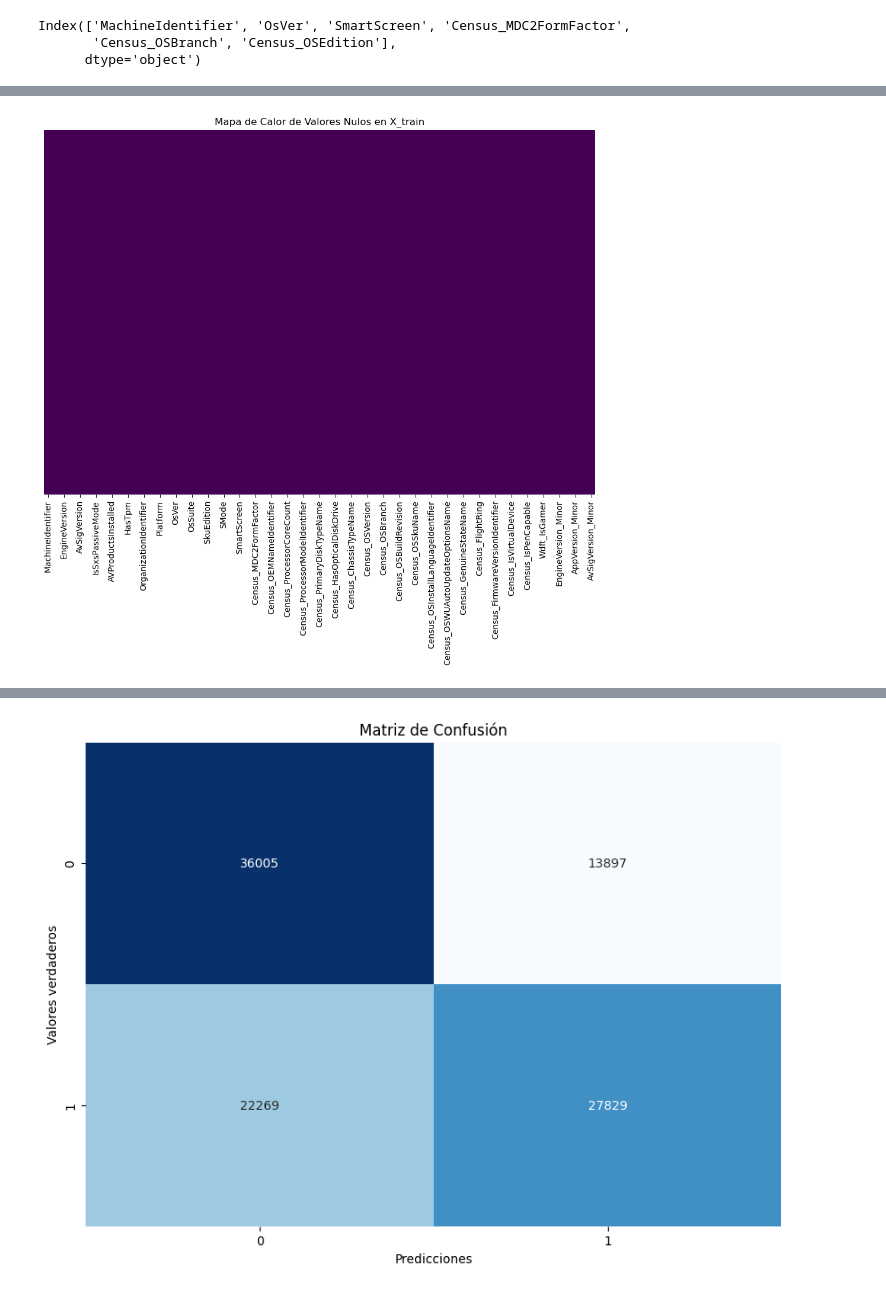
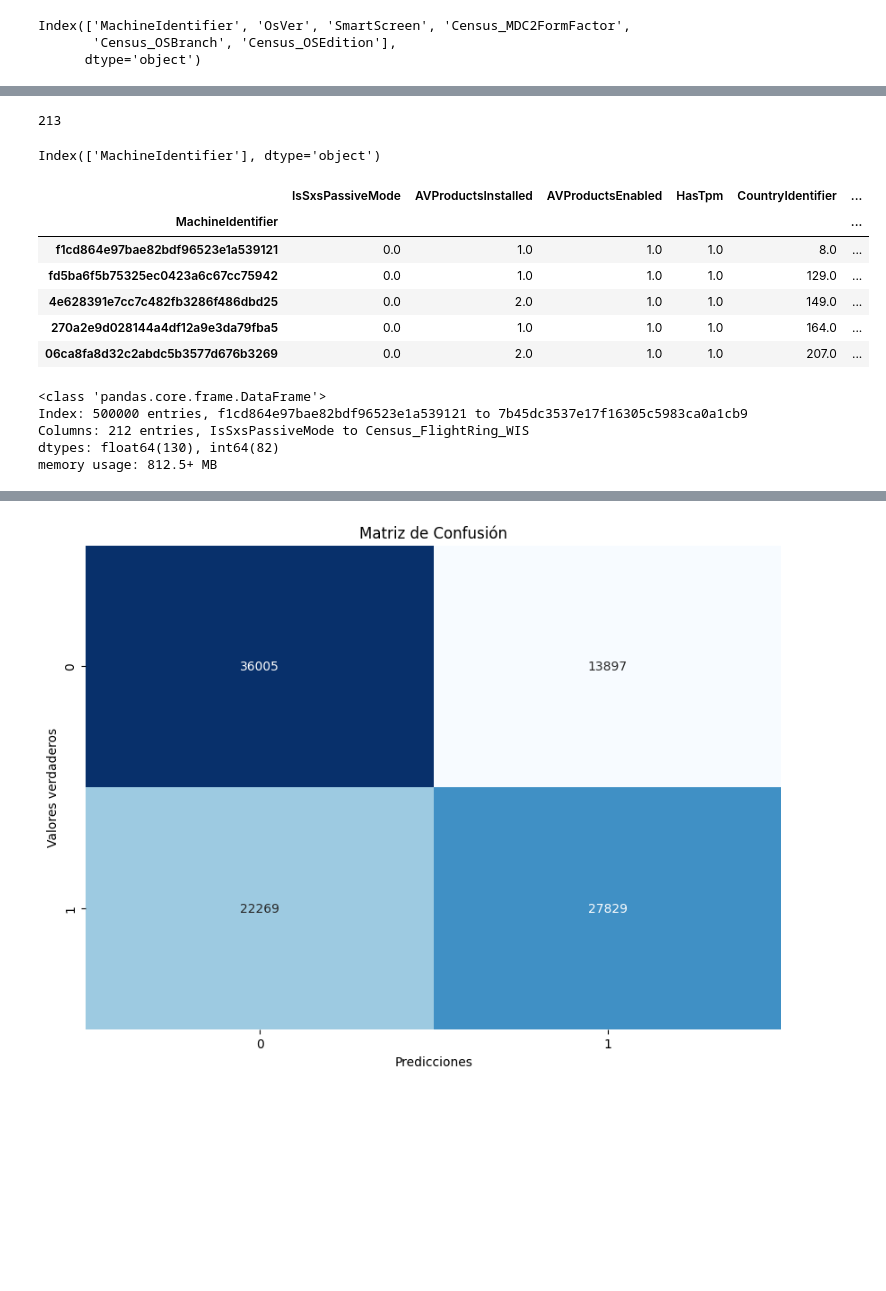
Before and after one commit to StefanyAp/EntregableMachineLearning, a Jupyter notebook: main.ipynb, the cells around one changed output, grey strips where cells are left out. Cells and saved outputs as stored; diff of their text form; code cells hidden in the pictures; blank space fills up the shorter version.

```diff
--- a/main.ipynb
+++ b/main.ipynb
@@ -1516,2 +1433,53 @@ preprocessor = ColumnTransformer(
+# %%
+df8=df7.copy()
+# %%
+# Lista de columnas categóricas a codificar
+columnas_categoricas = np.array(['OsVer', 'SmartScreen', 'Census_MDC2FormFactor', 'Census_OSBranch', 'Census_OSEdition'])
+def frequency_encoding(serie):
+    """
+    Aplica Frequency Encoding a una Serie de datos categóricos.
+
+    Args:
+        serie: Una Serie de datos categóricos.
+
+    Returns:
+        Una Serie con el valor codificado para cada categoría.
+    """
+    t = serie.value_counts().reset_index(name='level_0')
+    t = t.fillna(t['level_0'].max() + 1)
+    encoding_dict = t.set_index('index')['level_0'].to_dict()
+    return serie.map(encoding_dict)
+# %%
+for columna in columnas_categoricas:
+    df8[columna] = frequency_encoding(df8[columna])
+# %%
+df8.shape[1]
+# %% [output]
+213
+# %%
+columnas_no_numericas = df8.select_dtypes(exclude='number').columns
+columnas_no_numericas
+# %% [output]
+Index(['MachineIdentifier'], dtype='object')
+# %%
+df8 = df8.set_index('MachineIdentifier', drop=True)
+# %%
+df8.head()
+# %% [output]
+|  | IsSxsPassiveMode | AVProductsInstalled | AVProductsEnabled | HasTpm | CountryIdentifier | ... |
+| MachineIdentifier |  |  |  |  |  | ... |
+| f1cd864e97bae82bdf96523e1a539121 | 0.0 | 1.0 | 1.0 | 1.0 | 8.0 | ... |
+| fd5ba6f5b75325ec0423a6c67cc75942 | 0.0 | 1.0 | 1.0 | 1.0 | 129.0 | ... |
+| 4e628391e7cc7c482fb3286f486dbd25 | 0.0 | 2.0 | 1.0 | 1.0 | 149.0 | ... |
+| 270a2e9d028144a4df12a9e3da79fba5 | 0.0 | 1.0 | 1.0 | 1.0 | 164.0 | ... |
+| 06ca8fa8d32c2abdc5b3577d676b3269 | 0.0 | 2.0 | 1.0 | 1.0 | 207.0 | ... |
+# %%
+df8.info()
+# %% [output]
+<class 'pandas.core.frame.DataFrame'>
+Index: 500000 entries, f1cd864e97bae82bdf96523e1a539121 to 7b45dc3537e17f16305c5983ca0a1cb9
+Columns: 212 entries, IsSxsPassiveMode to Census_FlightRing_WIS
+dtypes: float64(130), int64(82)
+memory usage: 812.5+ MB
 # %%
 # Selección de las columnas de interés
@@ -1535,8 +1490,0 @@ nulos = X_train.isnull().astype(bool)
-# %%
-plt.figure(figsize=(12, 8))
-sns.heatmap(nulos, cbar=False, cmap='viridis', yticklabels=False)
-
-plt.title('Mapa de Calor de Valores Nulos en X_train')
-plt.show()
-# %% [output]
-[figure, removed]
```
Also changed, not shown: parts of 34 cells of this notebook.
